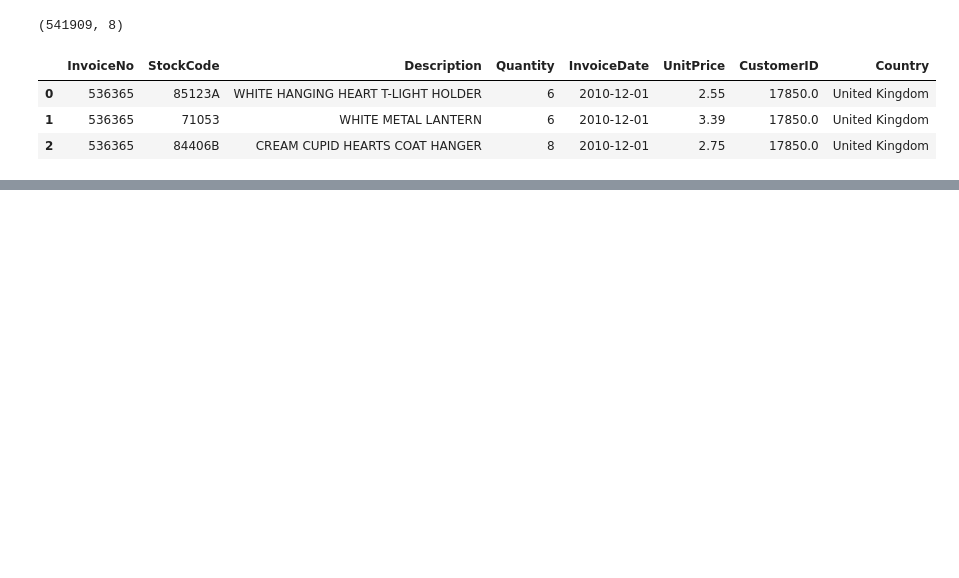
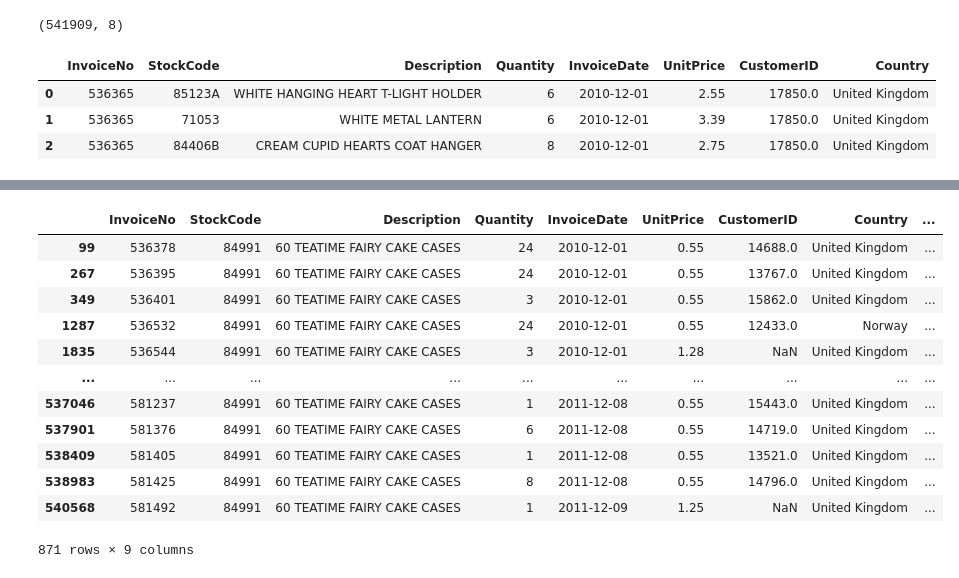
Before and after one commit to Leonel481/mlops-dtc-project, a Jupyter notebook: dev/churn.ipynb, the cells around one changed output, grey strips where cells are left out. Saved outputs shown, nothing was run; the diff lists cells and outputs as text; code cells hidden in the pictures; blank space fills up the shorter version.

```diff
--- a/dev/churn.ipynb
+++ b/dev/churn.ipynb
@@ -563,0 +46,16 @@ plt.show()
+# %%
+df[df['Description'] == '60 TEATIME FAIRY CAKE CASES']
+# %% [output]
+|  | InvoiceNo | StockCode | Description | Quantity | InvoiceDate | UnitPrice | CustomerID | Country | ... |
+| 99 | 536378 | 84991 | 60 TEATIME FAIRY CAKE CASES | 24 | 2010-12-01 | 0.55 | 14688.0 | United Kingdom | ... |
+| 267 | 536395 | 84991 | 60 TEATIME FAIRY CAKE CASES | 24 | 2010-12-01 | 0.55 | 13767.0 | United Kingdom | ... |
+| 349 | 536401 | 84991 | 60 TEATIME FAIRY CAKE CASES | 3 | 2010-12-01 | 0.55 | 15862.0 | United Kingdom | ... |
+| 1287 | 536532 | 84991 | 60 TEATIME FAIRY CAKE CASES | 24 | 2010-12-01 | 0.55 | 12433.0 | Norway | ... |
+| 1835 | 536544 | 84991 | 60 TEATIME FAIRY CAKE CASES | 3 | 2010-12-01 | 1.28 | NaN | United Kingdom | ... |
+| ... | ... | ... | ... | ... | ... | ... | ... | ... | ... |
+| 537046 | 581237 | 84991 | 60 TEATIME FAIRY CAKE CASES | 1 | 2011-12-08 | 0.55 | 15443.0 | United Kingdom | ... |
+| 537901 | 581376 | 84991 | 60 TEATIME FAIRY CAKE CASES | 6 | 2011-12-08 | 0.55 | 14719.0 | United Kingdom | ... |
+| 538409 | 581405 | 84991 | 60 TEATIME FAIRY CAKE CASES | 1 | 2011-12-08 | 0.55 | 13521.0 | United Kingdom | ... |
+| 538983 | 581425 | 84991 | 60 TEATIME FAIRY CAKE CASES | 8 | 2011-12-08 | 0.55 | 14796.0 | United Kingdom | ... |
+| 540568 | 581492 | 84991 | 60 TEATIME FAIRY CAKE CASES | 1 | 2011-12-09 | 1.25 | NaN | United Kingdom | ... |
+871 rows × 9 columns
```
Also changed, not shown: parts of 47 cells of this notebook.
